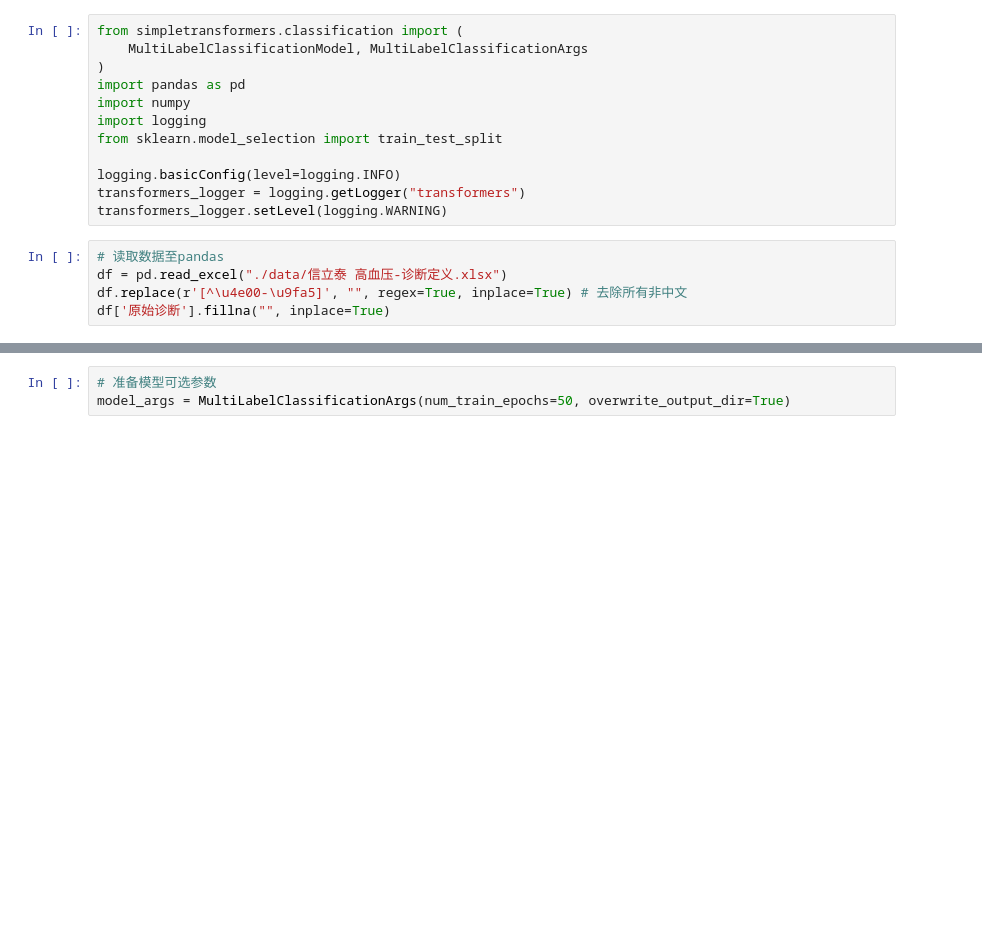
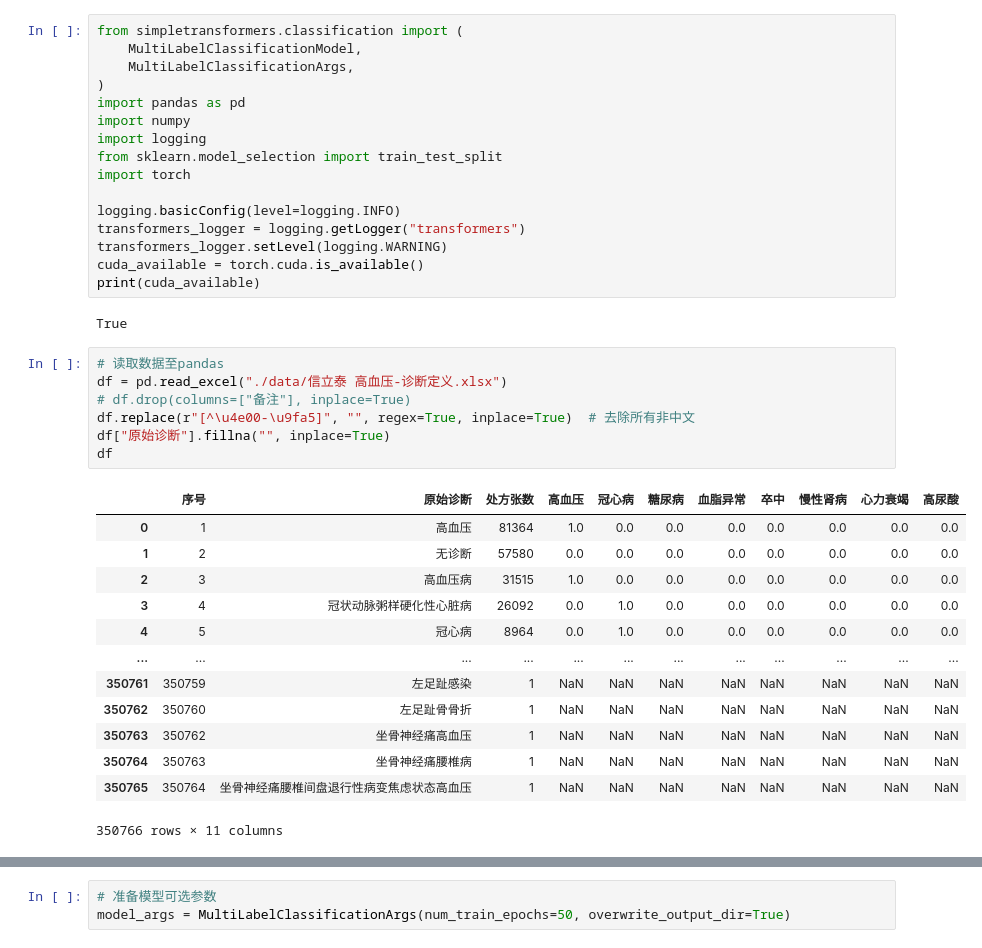
Before and after one commit to ccpic/MultiLabelClassifier, a Jupyter notebook: st_multilabel.ipynb, the cells around one changed output, grey strips where cells are left out. Cells and saved outputs as stored; diff of their text form; blank space fills up the shorter version.

```diff
--- a/st_multilabel.ipynb
+++ b/st_multilabel.ipynb
@@ -1,20 +1,42 @@
 # %%
 from simpletransformers.classification import (
-    MultiLabelClassificationModel, MultiLabelClassificationArgs
+    MultiLabelClassificationModel,
+    MultiLabelClassificationArgs,
 )
 import pandas as pd
 import numpy
 import logging
 from sklearn.model_selection import train_test_split
+import torch
 
 logging.basicConfig(level=logging.INFO)
 transformers_logger = logging.getLogger("transformers")
 transformers_logger.setLevel(logging.WARNING)
+cuda_available = torch.cuda.is_available()
+print(cuda_available)
+# %% [output]
+True
 # %%
 # 读取数据至pandas
 df = pd.read_excel("./data/信立泰 高血压-诊断定义.xlsx")
-df.replace(r'[^\u4e00-\u9fa5]', "", regex=True, inplace=True) # 去除所有非中文
-df['原始诊断'].fillna("", inplace=True)
+# df.drop(columns=["备注"], inplace=True)
+df.replace(r"[^\u4e00-\u9fa5]", "", regex=True, inplace=True)  # 去除所有非中文
+df["原始诊断"].fillna("", inplace=True)
+df
+# %% [output]
+|  | 序号 | 原始诊断 | 处方张数 | 高血压 | 冠心病 | 糖尿病 | 血脂异常 | 卒中 | 慢性肾病 | 心力衰竭 | 高尿酸 |
+| 0 | 1 | 高血压 | 81364 | 1.0 | 0.0 | 0.0 | 0.0 | 0.0 | 0.0 | 0.0 | 0.0 |
+| 1 | 2 | 无诊断 | 57580 | 0.0 | 0.0 | 0.0 | 0.0 | 0.0 | 0.0 | 0.0 | 0.0 |
+| 2 | 3 | 高血压病 | 31515 | 1.0 | 0.0 | 0.0 | 0.0 | 0.0 | 0.0 | 0.0 | 0.0 |
+| 3 | 4 | 冠状动脉粥样硬化性心脏病 | 26092 | 0.0 | 1.0 | 0.0 | 0.0 | 0.0 | 0.0 | 0.0 | 0.0 |
+| 4 | 5 | 冠心病 | 8964 | 0.0 | 1.0 | 0.0 | 0.0 | 0.0 | 0.0 | 0.0 | 0.0 |
+| ... | ... | ... | ... | ... | ... | ... | ... | ... | ... | ... | ... |
+| 350761 | 350759 | 左足趾感染 | 1 | NaN | NaN | NaN | NaN | NaN | NaN | NaN | NaN |
+| 350762 | 350760 | 左足趾骨骨折 | 1 | NaN | NaN | NaN | NaN | NaN | NaN | NaN | NaN |
+| 350763 | 350762 | 坐骨神经痛高血压 | 1 | NaN | NaN | NaN | NaN | NaN | NaN | NaN | NaN |
+| 350764 | 350763 | 坐骨神经痛腰椎病 | 1 | NaN | NaN | NaN | NaN | NaN | NaN | NaN | NaN |
+| 350765 | 350764 | 坐骨神经痛腰椎间盘退行性病变焦虑状态高血压 | 1 | NaN | NaN | NaN | NaN | NaN | NaN | NaN | NaN |
+350766 rows × 11 columns
 # %%
 # 准备数据格式
 
```
Also changed, not shown: parts of 9 cells of this notebook, 6 other files.
